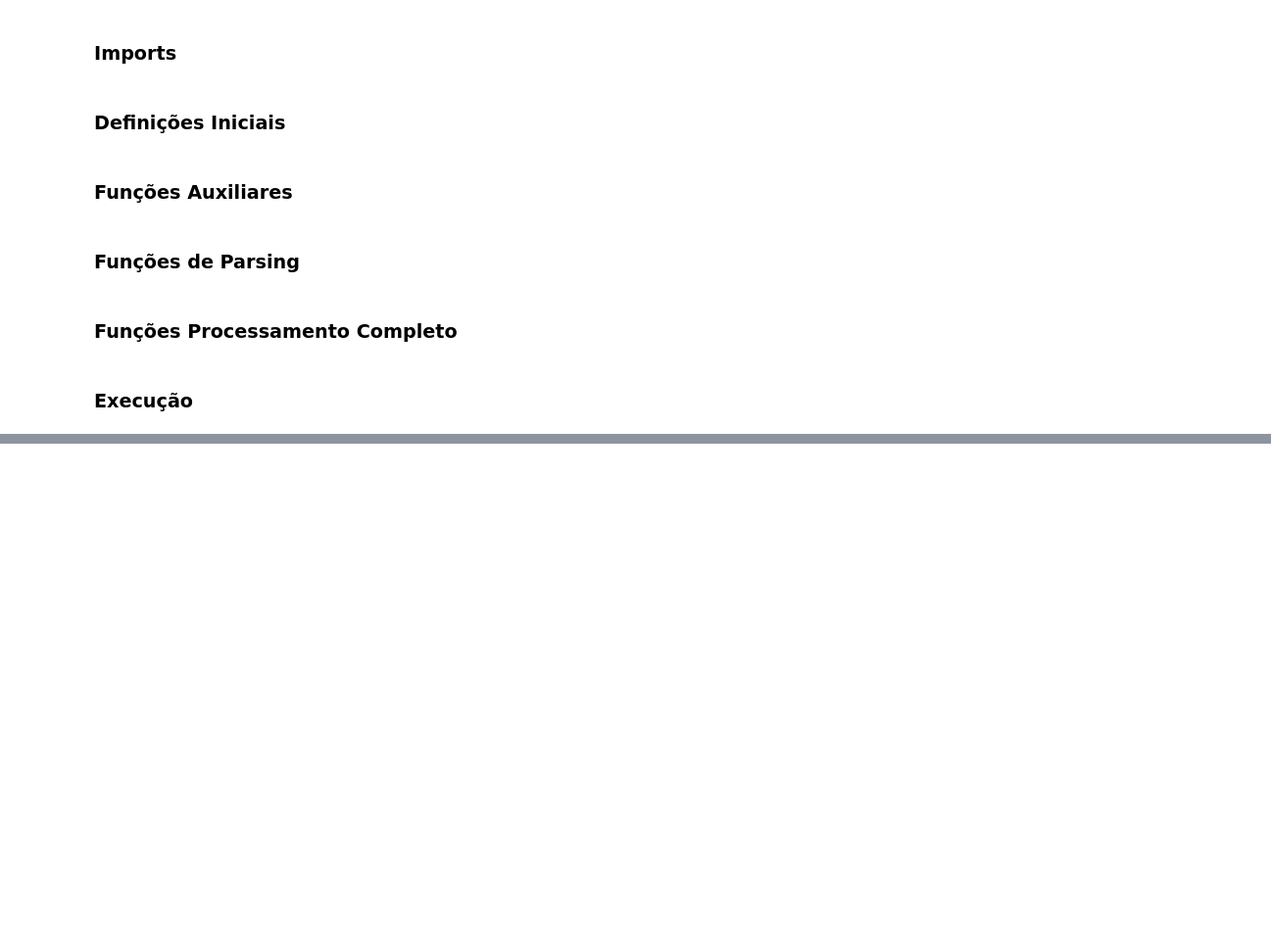
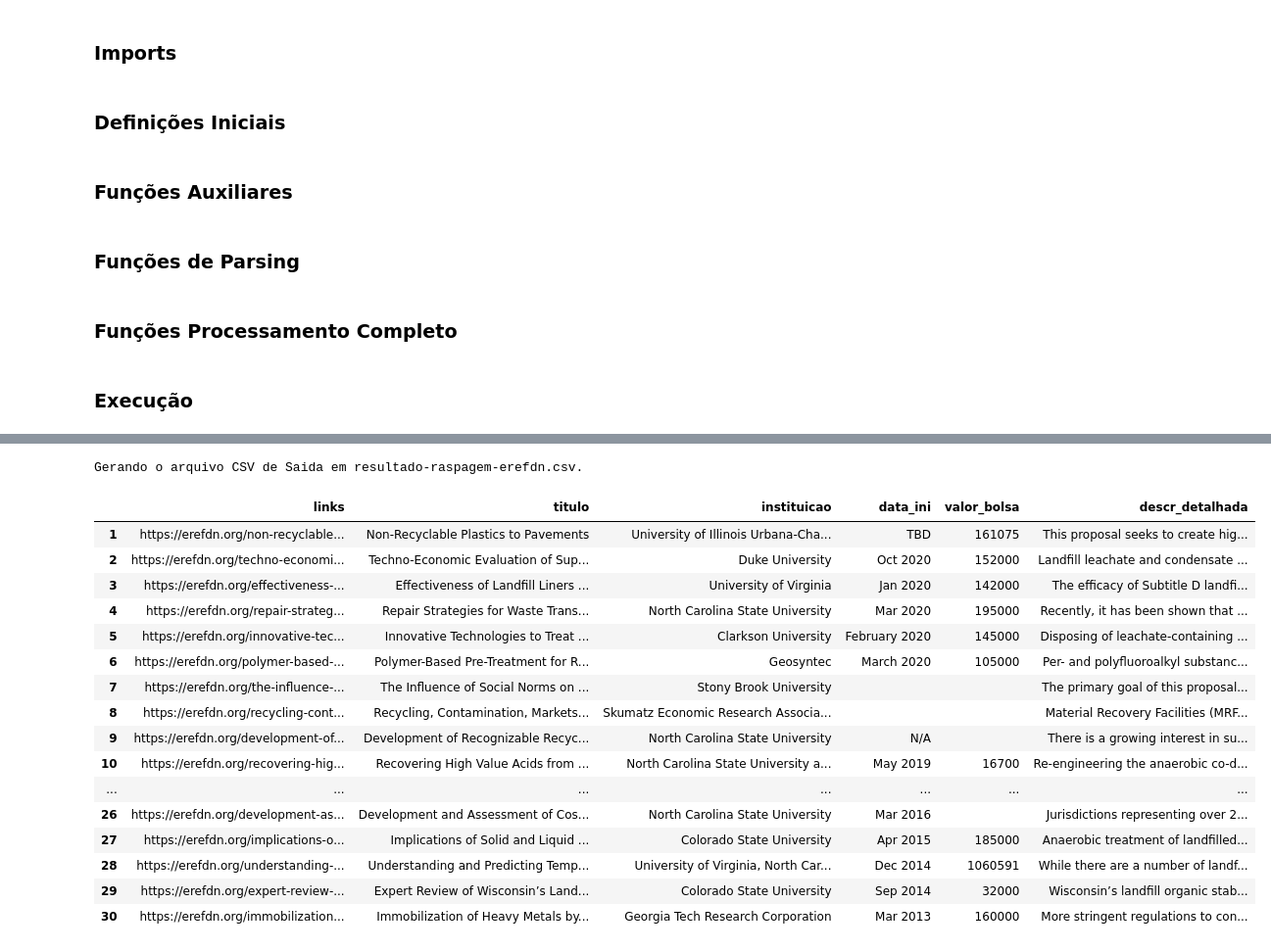
Before and after one commit to jairoalves/mcti, a Jupyter notebook: Raspagem/Task_18/Task 18 - erefdn.org.ipynb, the cells around one changed output, grey strips where cells are left out. Shown: that part at 98% size. Cells and saved outputs as stored; diff of their text form; code cells hidden in the pictures; blank space fills up the shorter version.

Commit message:
Versão 0.9 - Proc. e Geração de Arquivo de Saída

```diff
--- a/Raspagem/Task_18/Task 18 - erefdn.org.ipynb
+++ b/Raspagem/Task_18/Task 18 - erefdn.org.ipynb
@@ -248,17 +274,18 @@ def processa_artigo(url_artigo):
                 data_ini :: str
                 valor_bolsa :: int (USD)
                 descricao_detalhada :: str
+                links :: str
     """
     # Obtem o objeto soup para uma bolsa especifica
     soup_artigo = obtem_soup(url_artigo)
     sel_css_artigo = obtem_sel_raiz(soup_artigo)
 
     # Obtem o json com o resultado do parsing
-    json_artigo = parse_artigo(soup_artigo, sel_css_artigo)
+    json_artigo = parse_artigo(soup_artigo, url_artigo, sel_css_artigo)
 
     return json_artigo
 # %%
-def processa_pag_principal(url_pag_principal):
+def processa_pag_principal(url_pag_principal, log=False):
     """Processamento completo da pagina.
     Gera a lista de bolsas disponiveis. Para cada bolsa,
         faz o processamento completo dos dados.
@@ -274,6 +301,7 @@ def processa_pag_principal(url_pag_principal):
 
     # Obtem a lista de bolsas
     lista_bolsas = parse_lista_bolsas(soup_pag_principal, sel_css_pag_princ)
+    lista_jsons = []
 
     # Para cada bolsa, processa o artigo correspondente,
     # que fica em uma pag separada.
@@ -281,10 +309,20 @@ def processa_pag_principal(url_pag_principal):
         # Obtem informacoes basicas de cada bolsa
         titulo_artigo = bolsa['titulo']
         url_artigo = bolsa['url_artigo']
-        print(f'\n----\nProcessando artigo {i + 1}..\n{titulo_artigo}\n..\n')
+        print(f'\n---- Processando artigo {i + 1}.. {titulo_artigo[:min(60, len(titulo_artigo))]}..')
 
         # Obtem o parsing completo da bolsa
         json_artigo = processa_artigo(url_artigo)
-        print(json.dumps(json_artigo, indent=4))
+
+        # Salva o resultado na lista de jsons
+        lista_jsons.append(json_artigo)
+
+        # Imprime resultado na tela se a flag de log for True
+        if log == True:
+            print(json.dumps(json_artigo, indent=4))
+
+        sleep(tempo_espera_entre_chamadas)
+
+    return lista_jsons
 # %% [markdown]
 ### Execução
@@ -321,0 +329,3 @@ class Bolsa():
+# %%
+# Obtem a lista de parsings para cada bolsa
+lista_jsons = processa_pag_principal(url_pag_principal)
@@ -321,0 +350,25 @@ class Bolsa():
+# %%
+# Gera o arquivo CSV de saida
+df = gera_csv(lista_jsons, end_arq_csv_saida)
+# %% [output]
+Gerando o arquivo CSV de Saida em resultado-raspagem-erefdn.csv.
+# %%
+df
+# %% [output]
+|  | links | titulo | instituicao | data_ini | valor_bolsa | descr_detalhada |
+| 1 | https://erefdn.org/non-recyclable... | Non-Recyclable Plastics to Pavements | University of Illinois Urbana-Cha... | TBD | 161075 | This proposal seeks to create hig... |
+| 2 | https://erefdn.org/techno-economi... | Techno-Economic Evaluation of Sup... | Duke University | Oct 2020 | 152000 | Landfill leachate and condensate ... |
+| 3 | https://erefdn.org/effectiveness-... | Effectiveness of Landfill Liners ... | University of Virginia | Jan 2020 | 142000 | The efficacy of Subtitle D landfi... |
+| 4 | https://erefdn.org/repair-strateg... | Repair Strategies for Waste Trans... | North Carolina State University | Mar 2020 | 195000 | Recently, it has been shown that ... |
+| 5 | https://erefdn.org/innovative-tec... | Innovative Technologies to Treat ... | Clarkson University | February 2020 | 145000 | Disposing of leachate-containing ... |
+| 6 | https://erefdn.org/polymer-based-... | Polymer-Based Pre-Treatment for R... | Geosyntec | March 2020 | 105000 | Per- and polyfluoroalkyl substanc... |
+| 7 | https://erefdn.org/the-influence-... | The Influence of Social Norms on ... | Stony Brook University |  |  | The primary goal of this proposal... |
+| 8 | https://erefdn.org/recycling-cont... | Recycling, Contamination, Markets... | Skumatz Economic Research Associa... |  |  | Material Recovery Facilities (MRF... |
+| 9 | https://erefdn.org/development-of... | Development of Recognizable Recyc... | North Carolina State University | N/A |  | There is a growing interest in su... |
+| 10 | https://erefdn.org/recovering-hig... | Recovering High Value Acids from ... | North Carolina State University a... | May 2019 | 16700 | Re-engineering the anaerobic co-d... |
+| ... | ... | ... | ... | ... | ... | ... |
+| 26 | https://erefdn.org/development-as... | Development and Assessment of Cos... | North Carolina State University | Mar 2016 |  | Jurisdictions representing over 2... |
+| 27 | https://erefdn.org/implications-o... | Implications of Solid and Liquid ... | Colorado State University | Apr 2015 | 185000 | Anaerobic treatment of landfilled... |
+| 28 | https://erefdn.org/understanding-... | Understanding and Predicting Temp... | University of Virginia, North Car... | Dec 2014 | 1060591 | While there are a number of landf... |
+| 29 | https://erefdn.org/expert-review-... | Expert Review of Wisconsin’s Land... | Colorado State University | Sep 2014 | 32000 | Wisconsin’s landfill organic stab... |
+| 30 | https://erefdn.org/immobilization... | Immobilization of Heavy Metals by... | Georgia Tech Research Corporation | Mar 2013 | 160000 | More stringent regulations to con... |
```
Also changed, not shown: parts of 10 cells of this notebook.
